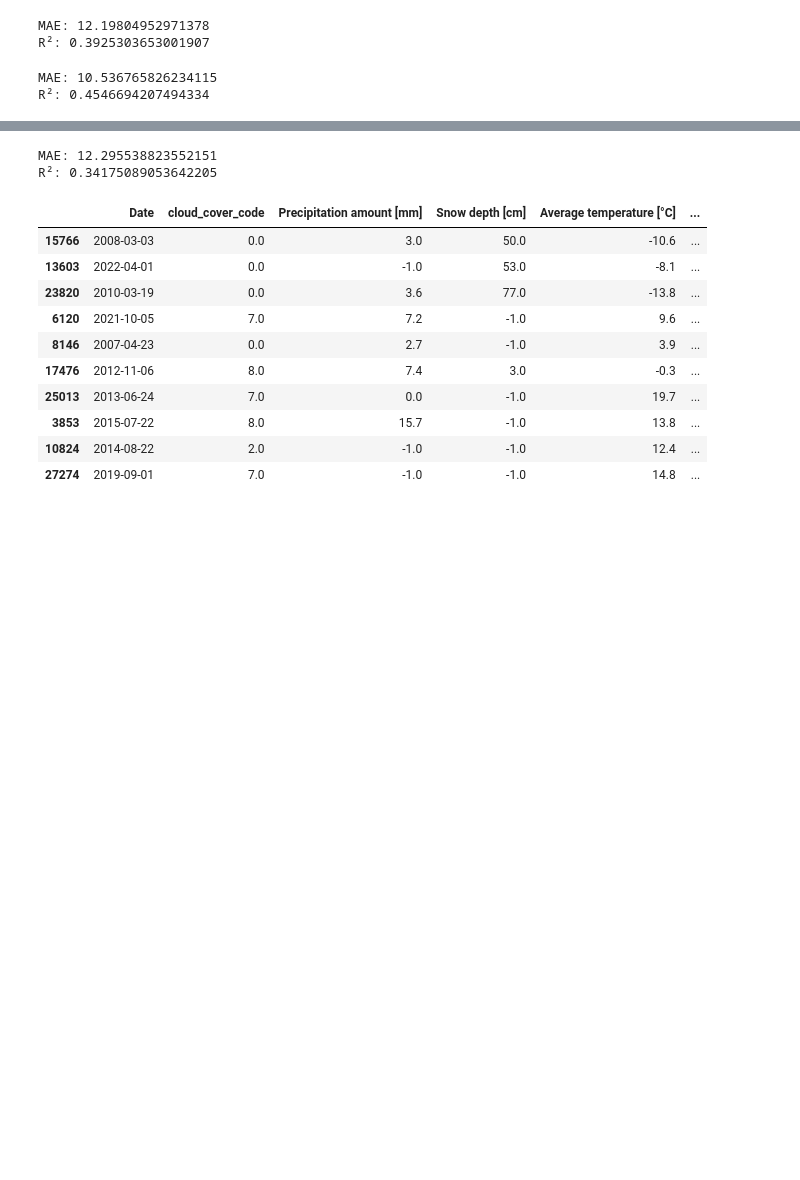
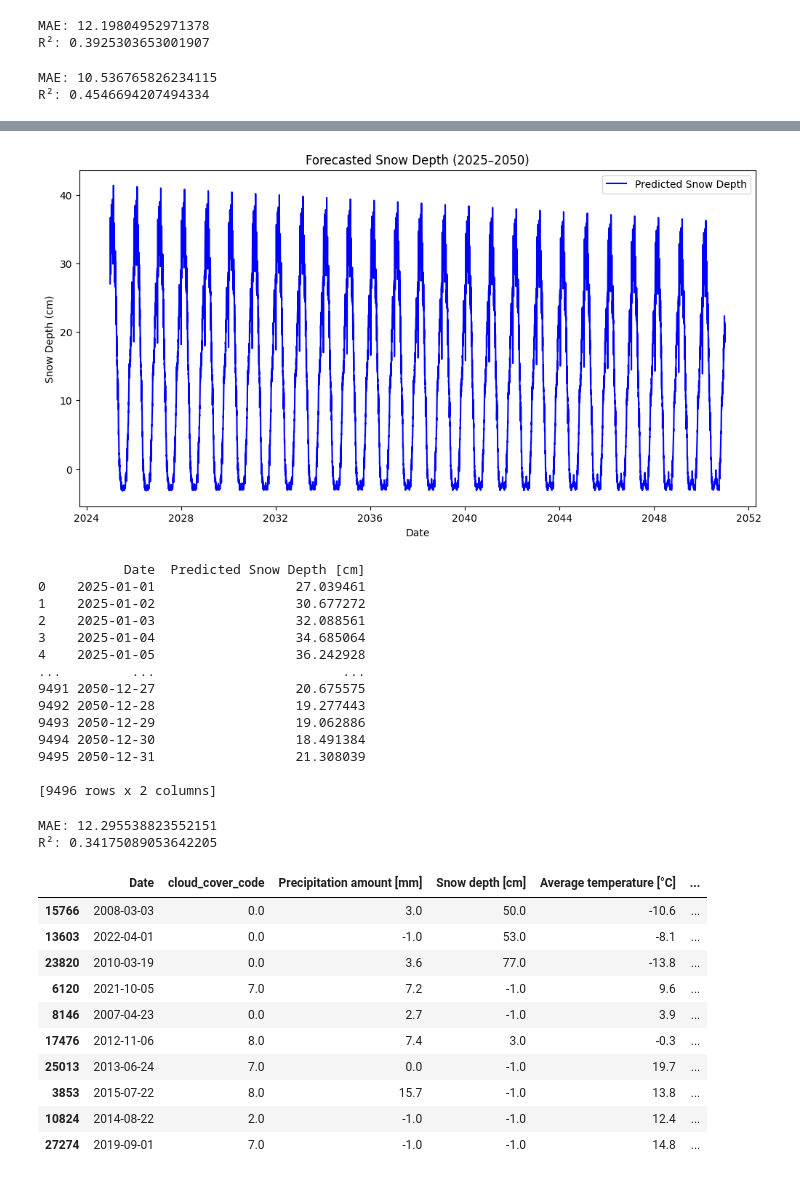
Before and after one commit to ZetaGroup1/WeatherMachine, a Jupyter notebook: Final_data_scripts/Archive/training_model - testing_mess.ipynb, the cells around one changed output, grey strips where cells are left out. Saved outputs shown, nothing was run; the diff lists cells and outputs as text; code cells hidden in the pictures; blank space fills up the shorter version.

```diff
--- a/Final_data_scripts/Archive/training_model - testing_mess.ipynb
+++ b/Final_data_scripts/Archive/training_model - testing_mess.ipynb
@@ -122,3 +172,69 @@ R²: 0.4546694207494334
+# %%
+import numpy as np
+import pandas as pd
+import matplotlib.pyplot as plt
+from sklearn.preprocessing import PolynomialFeatures
+from sklearn.linear_model import LinearRegression
+from sklearn.pipeline import make_pipeline
+
+# Ensure "Date" is in datetime format
+df_train["Date"] = pd.to_datetime(df_train["Date"])
+
+# Define features
+features = ["Precipitation amount [mm]", "Average temperature [°C]", "cloud_cover_code", "Direct solar radiation mean [W/m2]"]
+
+# Generate future dates until 2050
+future_dates = pd.date_range(start="2025-01-01", end="2050-12-31", freq="D")
+
+# Estimate seasonal variations using past data (group by day of the year)
+seasonal_means = df_train.groupby(df_train["Date"].dt.dayofyear)[features].mean()
+
+# Number of future years and days to predict
+num_years = (2050 - 2025) + 1
+num_days = len(future_dates)
+
+# Repeat the seasonal data for the number of years and match the number of future days
+seasonal_data_repeated = np.tile(seasonal_means.values, (num_years, 1))
+
+# Adjust seasonal data to match future days exactly
+future_X = pd.DataFrame(seasonal_data_repeated[:num_days], columns=features)
+
+# Introduce long-term trends (e.g., increasing temperature)
+future_X["Average temperature [°C]"] += np.linspace(0, 2.5, len(future_X))  # Example: +2.5°C by 2050
+
+# Predict future snow depth (ensure 'model' is already defined and trained)
+future_snow_depth = model.predict(future_X)
+
+# Create DataFrame with predictions
+future_df = pd.DataFrame({"Date": future_dates, "Predicted Snow Depth [cm]": future_snow_depth})
+
+# Plot the forecast
+plt.figure(figsize=(12, 6))
+plt.plot(future_df["Date"], future_df["Predicted Snow Depth [cm]"], label="Predicted Snow Depth", color="blue")
+plt.xlabel("Date")
+plt.ylabel("Snow Depth (cm)")
+plt.title("Forecasted Snow Depth (2025–2050)")
+plt.legend()
+plt.show()
+
+# Display the forecasted DataFrame
+print(future_df)
+# %% [output]
+[figure, added]
+           Date  Predicted Snow Depth [cm]
+0    2025-01-01                  27.039461
+1    2025-01-02                  30.677272
+2    2025-01-03                  32.088561
+3    2025-01-04                  34.685064
+4    2025-01-05                  36.242928
+...         ...                        ...
+9491 2050-12-27                  20.675575
+9492 2050-12-28                  19.277443
+9493 2050-12-29                  19.062886
+9494 2050-12-30                  18.491384
+9495 2050-12-31                  21.308039
+
+[9496 rows x 2 columns]
 # %%
 features = ["Average temperature [°C]"]
 X_train, y_train = df_train[features], df_train["Snow depth [cm]"]
```
Also changed, not shown: parts of 1 cell of this notebook.
